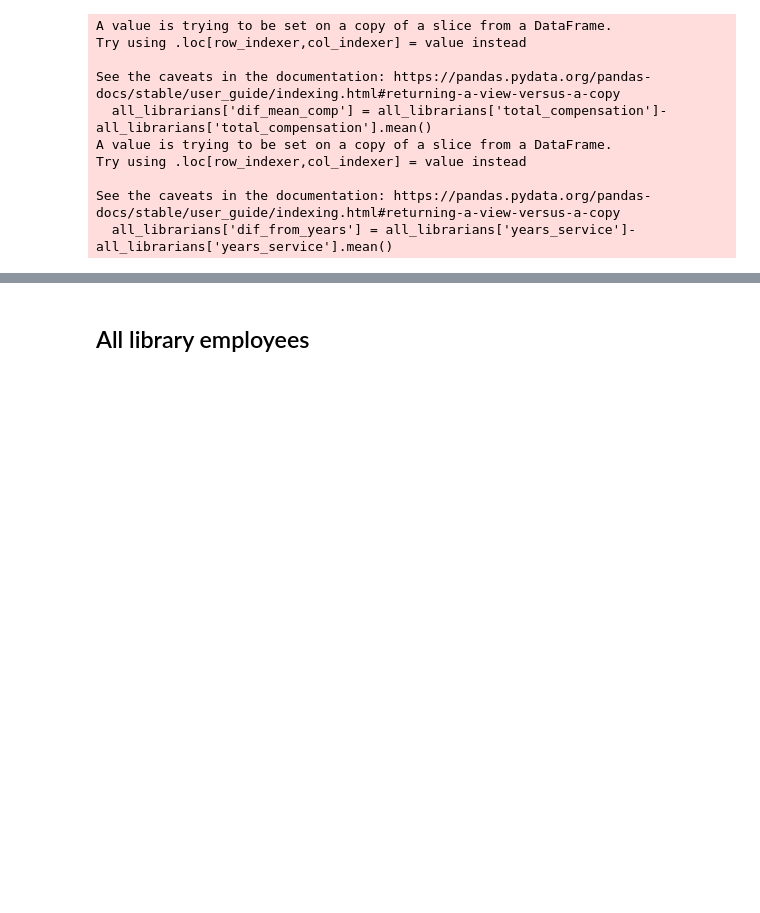
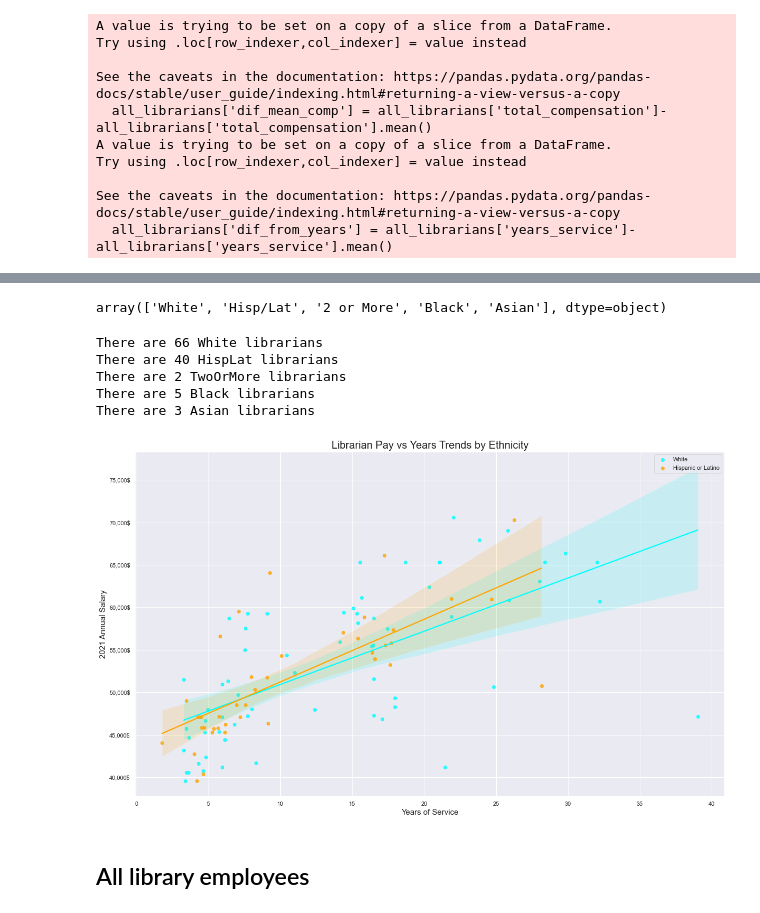
Before and after one commit to danschumac1/COSA_City_Compensation_2021, a Jupyter notebook: CityComp_Code.ipynb, the cells around one changed output, grey strips where cells are left out. Drawn from its saved outputs; the diff is of its cells as text; code cells hidden in the pictures; blank space fills up the shorter version.

```diff
--- a/CityComp_Code.ipynb
+++ b/CityComp_Code.ipynb
@@ -1435,2 +1488,61 @@ sns.histplot(data=all_librarians,
+# %%
+all_librarians['ethnicity_tags'].unique()
+# %% [output]
+array(['White', 'Hisp/Lat', '2 or More', 'Black', 'Asian'], dtype=object)
+# %%
+#lets split up these into difference databases for graphing.
+
+# is it possible to do this iun one line?
+White = all_librarians[all_librarians['ethnicity_tags'] == 'White']
+HispLat = all_librarians[all_librarians['ethnicity_tags'] == 'Hisp/Lat']
+TwoOrMore = all_librarians[all_librarians['ethnicity_tags'] == '2 or More']
+Black = all_librarians[all_librarians['ethnicity_tags'] == 'Black']
+Asian = all_librarians[all_librarians['ethnicity_tags'] == 'Asian']
+# %%
+# Convert DataFrame object into its name as a string
+librarian_ethnicities = [White,HispLat,TwoOrMore ,Black ,Asian]
+
+for item in librarian_ethnicities:
+    df_name = [name for name in globals() if globals()[name] is item][0]
+    print(f'There are {len(item)} {df_name} librarians')
+# %% [output]
+There are 66 White librarians
+There are 40 HispLat librarians
+There are 2 TwoOrMore librarians
+There are 5 Black librarians
+There are 3 Asian librarians
+# %%
+plt.figure(figsize=(20,12))
+
+#plot white
+ax =sns.regplot(data=White,
+            x='years_service',
+            y='annual_salary',
+            label='White',
+            color='cyan'
+            )
+
+#plot hispanic
+sns.regplot(data=HispLat,
+            x='years_service',
+            y='annual_salary',
+            label='Hispanic or Latino',
+            color='orange'
+            )
+
+#titles and labes
+plt.title('Librarian Pay vs Years Trends by Ethnicity',fontsize=20)
+plt.xlabel('Years of Service',fontsize=15)
+plt.ylabel('2021 Annual Salary',fontsize=15)
+
+#format y label to use comas and show $
+ax.yaxis.set_major_formatter(mpl.ticker.StrMethodFormatter('{x:,.0f}$'))
+
+
+#show plot and legend
+plt.legend()
+plt.show()
+# %% [output]
+[figure, added]
 # %% [markdown]
 ## All library employees
```
Also changed, not shown: parts of 67 cells of this notebook, 2 other files.
